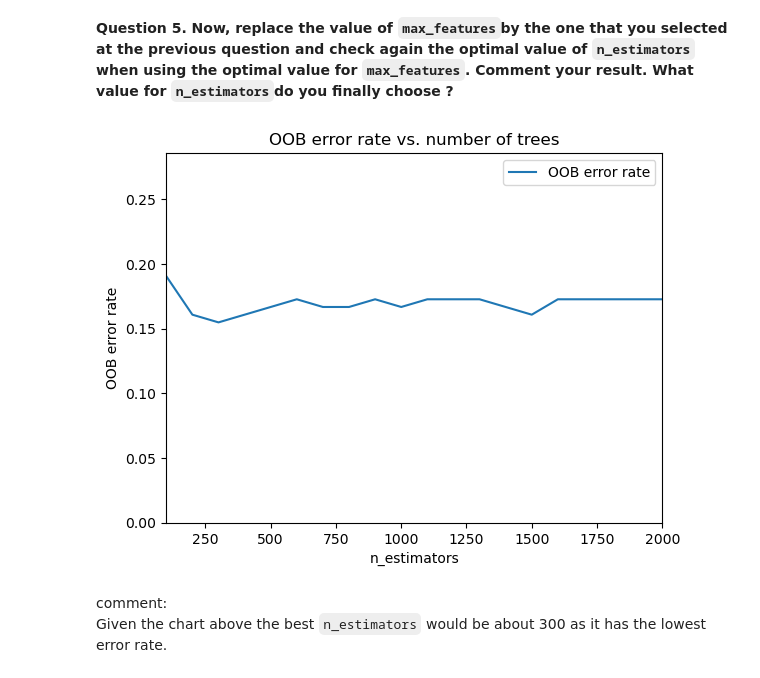
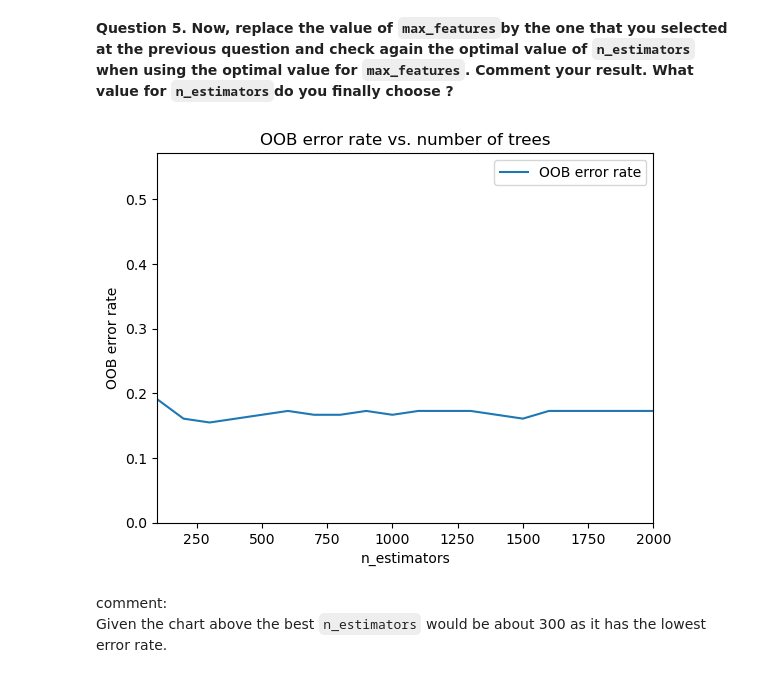
Before and after one commit to Ethel-Ogallo/UBS_ML, a Jupyter notebook: Labs/04_baggingandRF.ipynb, the cells around one changed output. Saved outputs shown, nothing was run; the diff lists cells and outputs as text; code cells hidden in the pictures.

```diff
--- a/Labs/04_baggingandRF.ipynb
+++ b/Labs/04_baggingandRF.ipynb
@@ -306,35 +312,35 @@ RANDOM_STATE = 0 # Note: if you modifiy the random stat, the results can be slig
 
 
 # Map a classifier name to a list of (<n_estimators>, <error rate>) pairs.
 error_rate = []
 
 # Range of `n_estimators` values to explore.
 min_estimators = 100
 max_estimators = 2000
 step=100
 
 for i in range(min_estimators, max_estimators+1, step):
     rf = RandomForestClassifier(warm_start=True, n_estimators=i, max_features=0.3,random_state=RANDOM_STATE, oob_score=True)
     rf.fit(data, target)
 
     # Record the OOB error for each `n_estimators=i` setting.
     oob_error = 1 - rf.oob_score_
     error_rate.append(oob_error)
 
 
 # Plot Generate the "OOB error rate" vs. "n_estimators" plot
 
 plt.plot(range(min_estimators, max_estimators +1, step), error_rate, label="OOB error rate")
 
-plt.ylim(0, 1.5*max(error_rate))
+plt.ylim(0, 3*max(error_rate))
 plt.xlim(min_estimators, max_estimators)
 plt.xlabel("n_estimators")
 plt.ylabel("OOB error rate")
 plt.title("OOB error rate vs. number of trees")
 plt.legend(loc="upper right")
 plt.show()
 # %% [output]
-[figure, old version]
+[figure, new version]
 # %% [markdown]
 comment:
 Given the chart above the best `n_estimators` would be about 300 as it has the lowest error rate.
```
Also changed, not shown: parts of 11 cells of this notebook, 1 other file.
